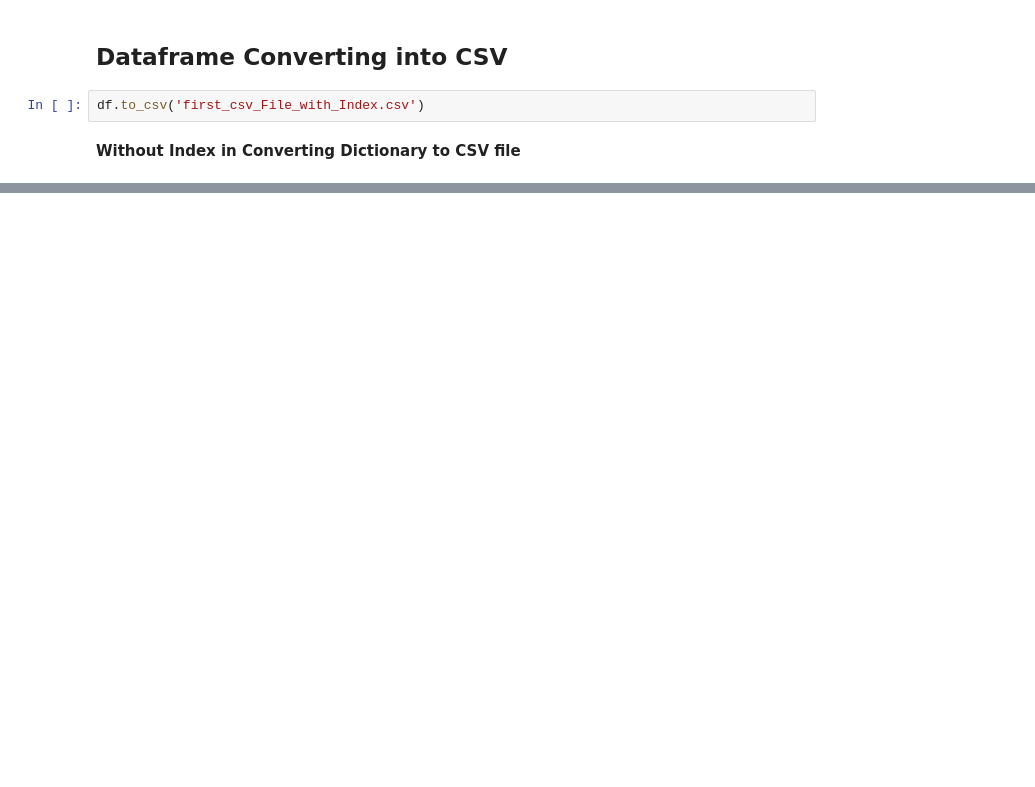
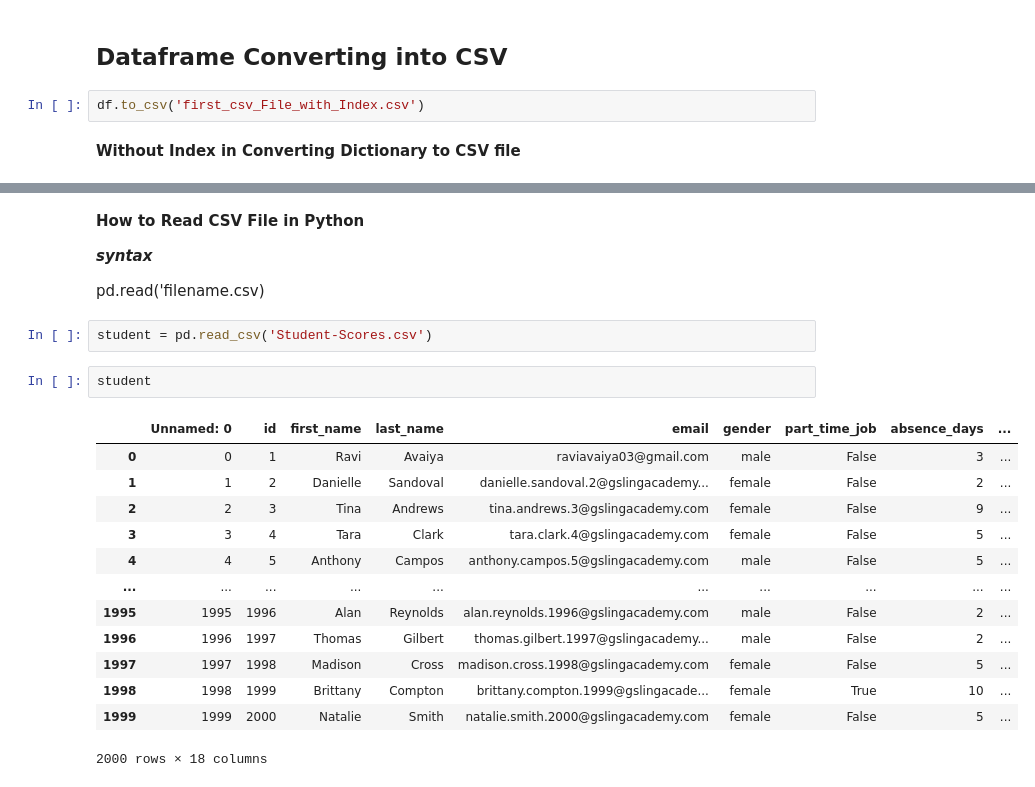
Before and after one commit to raviavaiya/Python-Learning, a Jupyter notebook: pandas.ipynb, the cells around one changed output, grey strips where cells are left out. Saved outputs shown, nothing was run; the diff lists cells and outputs as text; blank space fills up the shorter version.

```diff
--- a/pandas.ipynb
+++ b/pandas.ipynb
@@ -56,0 +103,24 @@ df
+# %% [markdown]
+**How to Read CSV File in Python**
+
+***syntax***
+
+pd.read('filename.csv)
+# %%
+student = pd.read_csv('Student-Scores.csv')
+# %%
+student
+# %% [output]
+|  | Unnamed: 0 | id | first_name | last_name | email | gender | part_time_job | absence_days | ... |
+| 0 | 0 | 1 | Ravi | Avaiya | raviavaiya03@gmail.com | male | False | 3 | ... |
+| 1 | 1 | 2 | Danielle | Sandoval | danielle.sandoval.2@gslingacademy... | female | False | 2 | ... |
+| 2 | 2 | 3 | Tina | Andrews | tina.andrews.3@gslingacademy.com | female | False | 9 | ... |
+| 3 | 3 | 4 | Tara | Clark | tara.clark.4@gslingacademy.com | female | False | 5 | ... |
+| 4 | 4 | 5 | Anthony | Campos | anthony.campos.5@gslingacademy.com | male | False | 5 | ... |
+| ... | ... | ... | ... | ... | ... | ... | ... | ... | ... |
+| 1995 | 1995 | 1996 | Alan | Reynolds | alan.reynolds.1996@gslingacademy.com | male | False | 2 | ... |
+| 1996 | 1996 | 1997 | Thomas | Gilbert | thomas.gilbert.1997@gslingacademy... | male | False | 2 | ... |
+| 1997 | 1997 | 1998 | Madison | Cross | madison.cross.1998@gslingacademy.com | female | False | 5 | ... |
+| 1998 | 1998 | 1999 | Brittany | Compton | brittany.compton.1999@gslingacade... | female | True | 10 | ... |
+| 1999 | 1999 | 2000 | Natalie | Smith | natalie.smith.2000@gslingacademy.com | female | False | 5 | ... |
+2000 rows × 18 columns
```
Also changed, not shown: parts of 36 cells of this notebook, 3 other files.
